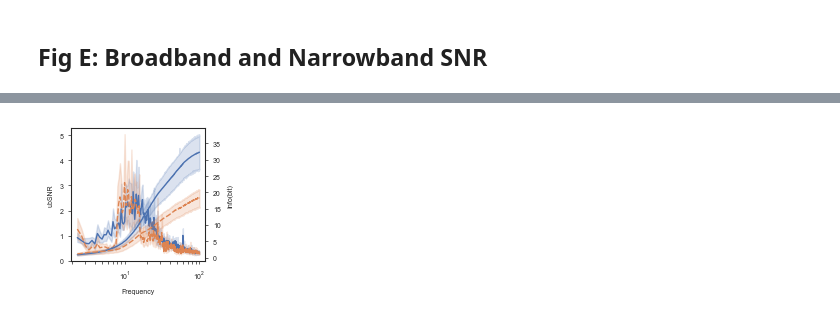
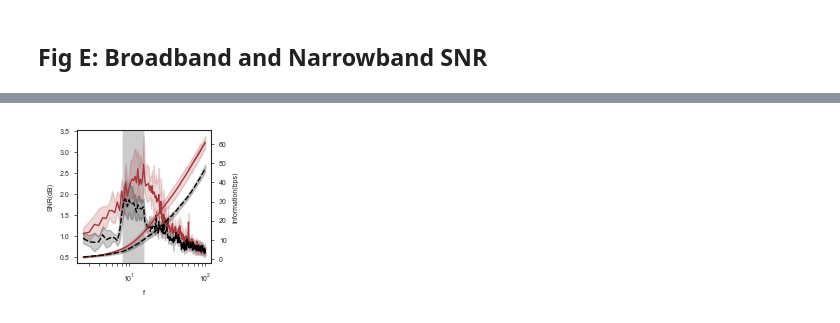
Before and after one commit to shinanlin/WN-BCI, a Jupyter notebook: plotFigure/mainFig1-info.ipynb, the cells around one changed output, grey strips where cells are left out. Drawn from its saved outputs; the diff is of its cells as text; code cells hidden in the pictures.

```diff
--- a/plotFigure/mainFig1-info.ipynb
+++ b/plotFigure/mainFig1-info.ipynb
@@ -440,10 +440,19 @@ ax.plot(t,model.linear[classINX].T,color=red,linewidth=0.75)
 ax.plot(t, model.nonlinear[classINX].T, color='white',linestyle='solid',linewidth=1)
 ax.plot(t, model.nonlinear[classINX].T, color=blue,linestyle='dashed',linewidth=0.75)
 
+
+for spine in ['top', 'right', 'left']:
+    ax.spines[spine].set_visible(False)
+ax.spines['bottom'].set_position(('data', -0.5))
+
 ax.tick_params(labelsize=5, width=0.5, length=2, which='both')
 plt.setp(ax.spines.values(), linewidth=0.75)
 
 ax.set_xlabel('Time(s)')
+
+ax.set_yticklabels([])
+ax.set_yticks([])
+
 plt.savefig('../images/mainFig1/fig1d2.png',dpi=400,bbox_inches='tight')
 plt.savefig('../images/mainFig1/fig1d2.svg',dpi=400,bbox_inches='tight')
 # %% [output]
@@ -482,18 +491,31 @@ vmax = np.max(np.concatenate([LNcM_full, LNcM_linear, LNcM_nonlinear]))
 sns.set_theme(style='ticks', font='Arial', rc={"lines.linewidth": 1, 'font.size': 5, 'legend.fontsize': 5,
               'legend.title_fontsize': 5, 'axes.labelsize': 5, 'xtick.labelsize': 5, 'ytick.labelsize': 5, })
 
-f, axes = plt.subplots(1, 3, figsize=(3*2*cm, 2*cm))
+f, axes = plt.subplots(1, 3, figsize=(5*cm, 2*cm))
 
-axes[0].imshow(LNcM_full.to_numpy(), cmap='vlag',
+cax = plt.axes([0.2, 0.3, 0.2, 0.05])
+
+a = axes[0].imshow(LNcM_full.to_numpy(), cmap='vlag',
                interpolation='none', vmin=vmin, vmax=vmax)
 axes[1].imshow(LNcM_linear.to_numpy(), cmap='vlag',
                interpolation='none', vmin=vmin, vmax=vmax)
 axes[2].imshow(LNcM_nonlinear.to_numpy(), cmap='vlag',
                interpolation='none', vmin=vmin, vmax=vmax)
 
+
+axes[0].set_xlabel('full')
+axes[1].set_xlabel('linear')
+axes[2].set_xlabel('nonlinear')
+
+for ax in f.axes:
+    ax.tick_params(labelsize=5, width=0.5, length=2, which='both')
+    plt.setp(ax.spines.values(), linewidth=0.5)
+
 for ax in axes:
-    ax.tick_params(labelsize=5, width=0.5, length=2, which='both')
-    plt.setp(ax.spines.values(), linewidth=0.75)
+    ax.xaxis.set_major_locator(ticker.IndexLocator(base=79, offset=0.5))
+    ax.yaxis.set_major_locator(ticker.IndexLocator(base=79, offset=0.5))
+
+plt.colorbar(a, cax=cax,orientation='horizontal')
 
 plt.savefig('../images/mainFig1/fig1d3.png', dpi=400, bbox_inches='tight')
 plt.savefig('../images/mainFig1/fig1d3.svg', dpi=400, bbox_inches='tight')
@@ -529,27 +585,31 @@ compare.tail()
 # %%
 sns.set_theme(style='ticks', font='Arial', rc={"lines.linewidth": 1, 'font.size': 5, 'legend.fontsize': 5,'legend.title_fontsize': 5, 'axes.labelsize': 5, 'xtick.labelsize': 5, 'ytick.labelsize': 5, })
 
 fig, (ax1) = plt.subplots(1, 1, figsize=(4.4*cm, 4.4*cm))
+
 ax2 = ax1.twinx()
-
 plt.subplots_adjust(wspace=0.3)
 
+ax1.axvspan(xmin=8,xmax=15.8,facecolor='black',alpha=0.2)
+
 sns.lineplot(data=compare[(compare.f > 2) & (compare.f < 100)],
-             x='f', y='ubSNR', hue='tag', ax=ax1, legend=False, style='tag')
+             x='f', y='ubSNR', hue='tag', ax=ax1, legend=False, style='tag',palette=[red,'black'])
 
 sns.lineplot(data=compare[(compare.f>2)&(compare.f<100)],
-             x='f', y='ubrate', hue='tag', ax=ax2, style='tag',legend=False)
+             x='f', y='ubrate', hue='tag', ax=ax2, style='tag', legend=False, palette=[red, 'black'])
 
-ax1.set_ylabel('SNR')
-ax2.set_ylabel('Info(bit)')
+ax2.yaxis.tick_right()
+
+ax1.set_ylabel('SNR(dB)')
+ax2.set_ylabel('Information(bps)')
 ax2.set_xlabel('Frequency(Hz)')
 
 for ax in (ax1, ax2):
     ax.tick_params(labelsize=5, width=0.5, length=2, which='both')
     plt.setp(ax.spines.values(), linewidth=0.75)
     ax.set_xscale('log')
 
 plt.savefig('../images/mainFig1/fig1e.png',dpi=400,bbox_inches='tight')
 plt.savefig('../images/mainFig1/fig1e.svg',dpi=400,bbox_inches='tight')
 # %% [output]
-[figure, old version]
+[figure, new version]
```
Also changed, not shown: parts of 10 cells of this notebook, 32 other files.
